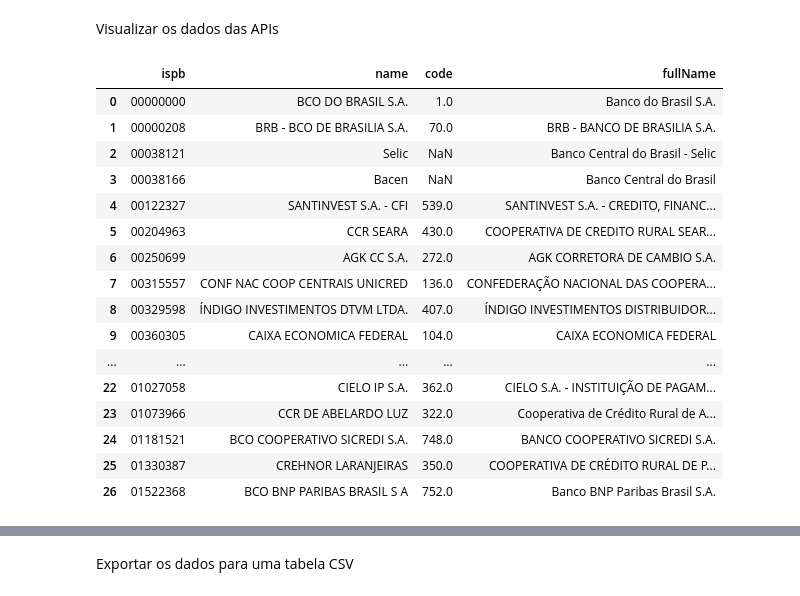
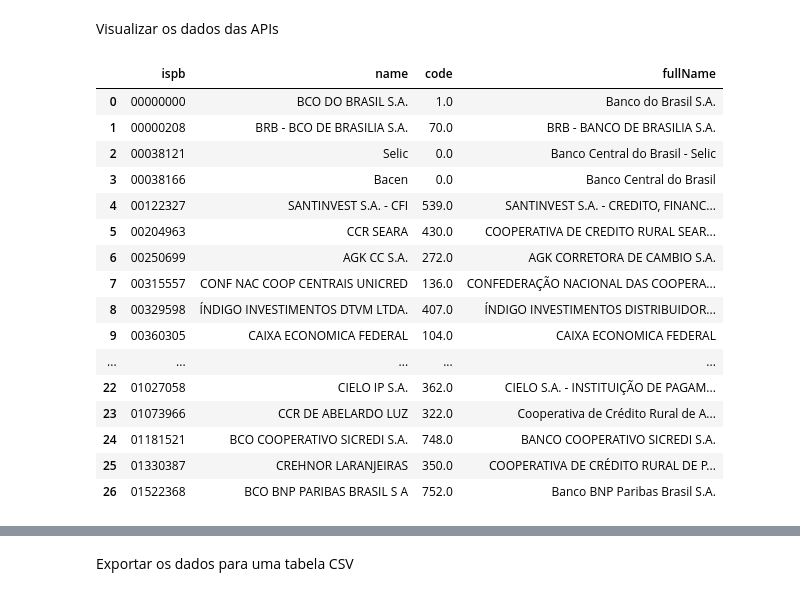
Before and after one commit to firmoll/meu-projeto, a Jupyter notebook: Código_Entrega_LeonardoFirmo_58875.ipynb, the cells around one changed output, grey strips where cells are left out. Cells and saved outputs as stored; diff of their text form; code cells hidden in the pictures.

```diff
--- a/Código_Entrega_LeonardoFirmo_58875.ipynb
+++ b/Código_Entrega_LeonardoFirmo_58875.ipynb
@@ -64,16 +47,21 @@ Visualizar os dados das APIs
 # %%
 #Carregando os dados - Lista de Bancos
 data_json
 
 #Tratando a API
 Bancos=pd.DataFrame(data_json)
+
+# Preencher valores NaN com '0.0', pois não impacta o programa (São referentes a pontos governamentais)
+Bancos.fillna('0.0', inplace=True)
+
+# Exibir as primeiras 27 linhas
 Bancos.head(27)
 # %% [output]
 |  | ispb | name | code | fullName |
 | 0 | 00000000 | BCO DO BRASIL S.A. | 1.0 | Banco do Brasil S.A. |
 | 1 | 00000208 | BRB - BCO DE BRASILIA S.A. | 70.0 | BRB - BANCO DE BRASILIA S.A. |
-| 2 | 00038121 | Selic | NaN | Banco Central do Brasil - Selic |
-| 3 | 00038166 | Bacen | NaN | Banco Central do Brasil |
+| 2 | 00038121 | Selic | 0.0 | Banco Central do Brasil - Selic |
+| 3 | 00038166 | Bacen | 0.0 | Banco Central do Brasil |
 | 4 | 00122327 | SANTINVEST S.A. - CFI | 539.0 | SANTINVEST S.A. - CREDITO, FINANC... |
 | 5 | 00204963 | CCR SEARA | 430.0 | COOPERATIVA DE CREDITO RURAL SEAR... |
 | 6 | 00250699 | AGK CC S.A. | 272.0 | AGK CORRETORA DE CAMBIO S.A. |
```
Also changed, not shown: parts of 8 cells of this notebook.
